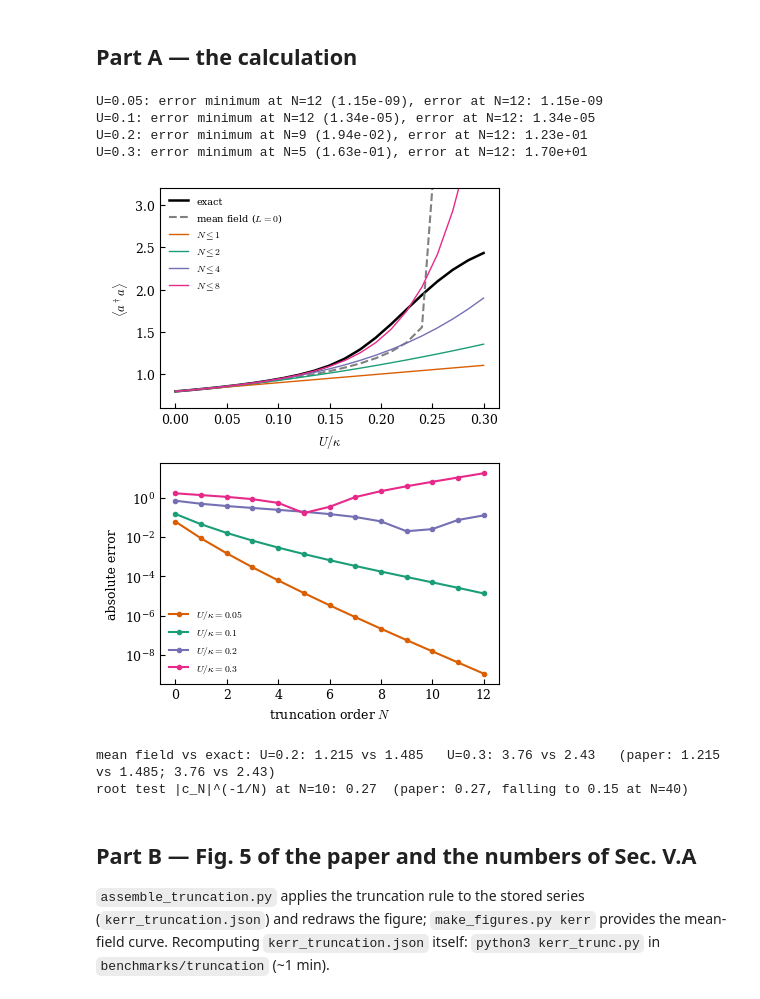
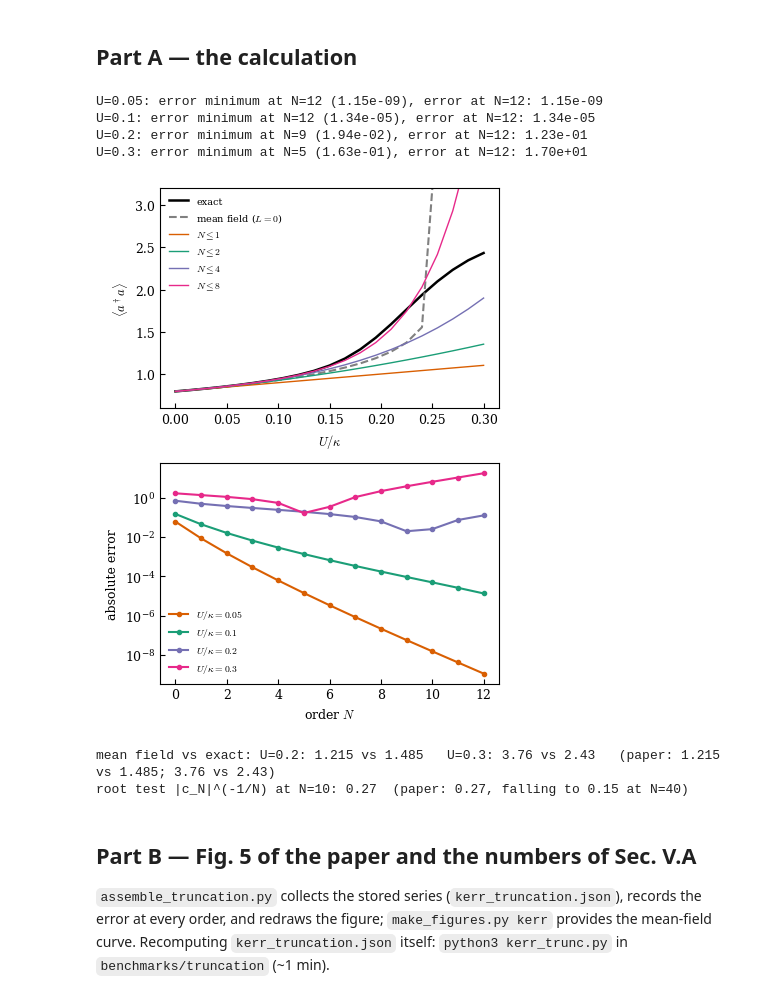
Before and after one commit to nhula01/FeynmanDiagrams, a Jupyter notebook: notebooks/01_kerr_cavity_fig5.ipynb, the cells around one changed output. Saved outputs shown, nothing was run; the diff lists cells and outputs as text; code cells hidden in the pictures.

Commit message:
Remove optimal truncation and report fixed-order series

```diff
--- a/notebooks/01_kerr_cavity_fig5.ipynb
+++ b/notebooks/01_kerr_cavity_fig5.ipynb
@@ -20,41 +20,41 @@ z = kappa/2 + 1j*Dc; alpha = eta/z
 a, ad, b, bd = mode_ops(alpha)
 mod = Model(1, z, lambda X: 0*X, np.eye(1), scale(0.5, mul(mul(ad,ad), mul(a,a))), 4)
 Nmax = 12 if FAST else 16
 cn = moment_series(mod, 1, 1, alpha, Nmax).real          # coefficients of <a^dag a> = sum_N c_N U^N
 def kerr_exact(U, Nc=30):
     A = destroy(Nc); Ad = A.conj().T
     H = Dc*Ad@A + 1j*(eta*Ad - np.conj(eta)*A) + U/2*Ad@Ad@A@A
     rho = steady(H, [np.sqrt(kappa)*A]); return np.trace(Ad@A@rho).real
 def kerr_meanfield(U):
     r = np.roots([U**2, 2*Dc*U, Dc**2+kappa**2/4, -abs(eta)**2]) if U>0 else [abs(alpha)**2]
     r = np.array(r); return float(np.min(r[np.abs(np.imag(r))<1e-9].real))
 Us = np.linspace(0, 0.3, 21 if FAST else 61)
 ex = np.array([kerr_exact(U) for U in Us]); mf = np.array([kerr_meanfield(U) for U in Us])
 pw = Us[:,None]**np.arange(Nmax+1)[None,:]
 fig,(ax1,ax2) = plt.subplots(2,1,figsize=(4.2,5.6))
 ax1.plot(Us, ex, 'k-', lw=1.8, label='exact'); ax1.plot(Us, mf, '--', color='0.5', label='mean field ($L=0$)')
 for c,N in zip(COL,[1,2,4,8]): ax1.plot(Us,(pw[:,:N+1]*cn[None,:N+1]).sum(1),color=c,lw=1,label=f'$N\\leq{N}$')
 ax1.set_ylim(0.6,3.2); ax1.set_xlabel('$U/\\kappa$'); ax1.set_ylabel(r'$\langle a^\dagger a\rangle$'); ax1.legend(fontsize=7)
 for c,U in zip(COL,[0.05,0.1,0.2,0.3]):
     e = kerr_exact(U); err = np.abs(np.cumsum(cn*U**np.arange(Nmax+1))-e)
     ax2.semilogy(range(Nmax+1), err, 'o-', ms=3, color=c, label=f'$U/\\kappa={U}$')
     k = int(np.argmin(err)); print(f"U={U}: error minimum at N={k} ({err[k]:.2e}), error at N={Nmax}: {err[Nmax]:.2e}")
-ax2.set_xlabel('truncation order $N$'); ax2.set_ylabel('absolute error'); ax2.legend(fontsize=7)
+ax2.set_xlabel('order $N$'); ax2.set_ylabel('absolute error'); ax2.legend(fontsize=7)
 fig.tight_layout(); plt.show()
 print(f"\nmean field vs exact: U=0.2: {kerr_meanfield(0.2):.3f} vs {kerr_exact(0.2):.3f}   U=0.3: {kerr_meanfield(0.3):.2f} vs {kerr_exact(0.3):.2f}   (paper: 1.215 vs 1.485; 3.76 vs 2.43)")
 print(f"root test |c_N|^(-1/N) at N=10: {abs(cn[10])**(-0.1):.2f}  (paper: 0.27, falling to 0.15 at N=40)")
 # %% [output]
 U=0.05: error minimum at N=12 (1.15e-09), error at N=12: 1.15e-09
 U=0.1: error minimum at N=12 (1.34e-05), error at N=12: 1.34e-05
 U=0.2: error minimum at N=9 (1.94e-02), error at N=12: 1.23e-01
 U=0.3: error minimum at N=5 (1.63e-01), error at N=12: 1.70e+01
-[figure, old version]
+[figure, new version]
 mean field vs exact: U=0.2: 1.215 vs 1.485   U=0.3: 3.76 vs 2.43   (paper: 1.215 vs 1.485; 3.76 vs 2.43)
 root test |c_N|^(-1/N) at N=10: 0.27  (paper: 0.27, falling to 0.15 at N=40)
 # %% [markdown]
 ## Part B — Fig. 5 of the paper and the numbers of Sec. V.A
 
-`assemble_truncation.py` applies the truncation rule to the stored series (`kerr_truncation.json`) and redraws the figure; `make_figures.py kerr` provides the mean-field curve. Recomputing `kerr_truncation.json` itself: `python3 kerr_trunc.py` in `benchmarks/truncation` (~1 min).
+`assemble_truncation.py` collects the stored series (`kerr_truncation.json`), records the error at every order, and redraws the figure; `make_figures.py kerr` provides the mean-field curve. Recomputing `kerr_truncation.json` itself: `python3 kerr_trunc.py` in `benchmarks/truncation` (~1 min).
 # %%
 run("python3 assemble_truncation.py", "benchmarks/truncation", timeout=600)
 run("python3 make_figures.py kerr", "engines", timeout=1200)
```
Also changed, not shown: parts of 4 cells of this notebook, 59 other files.
